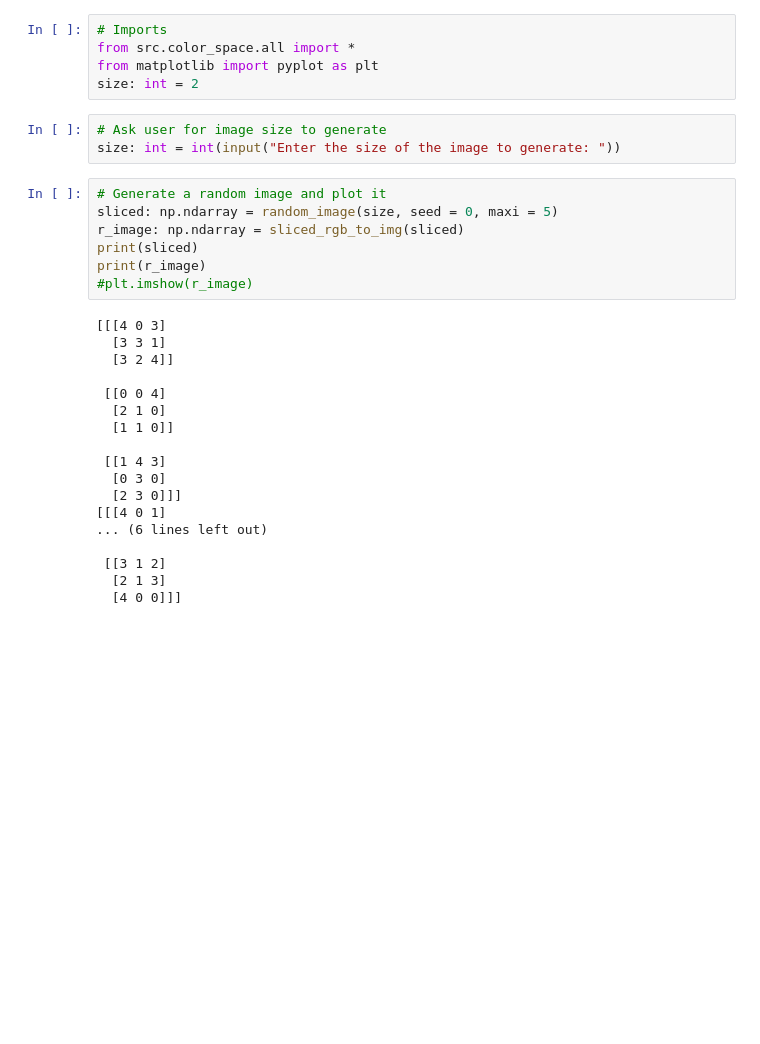
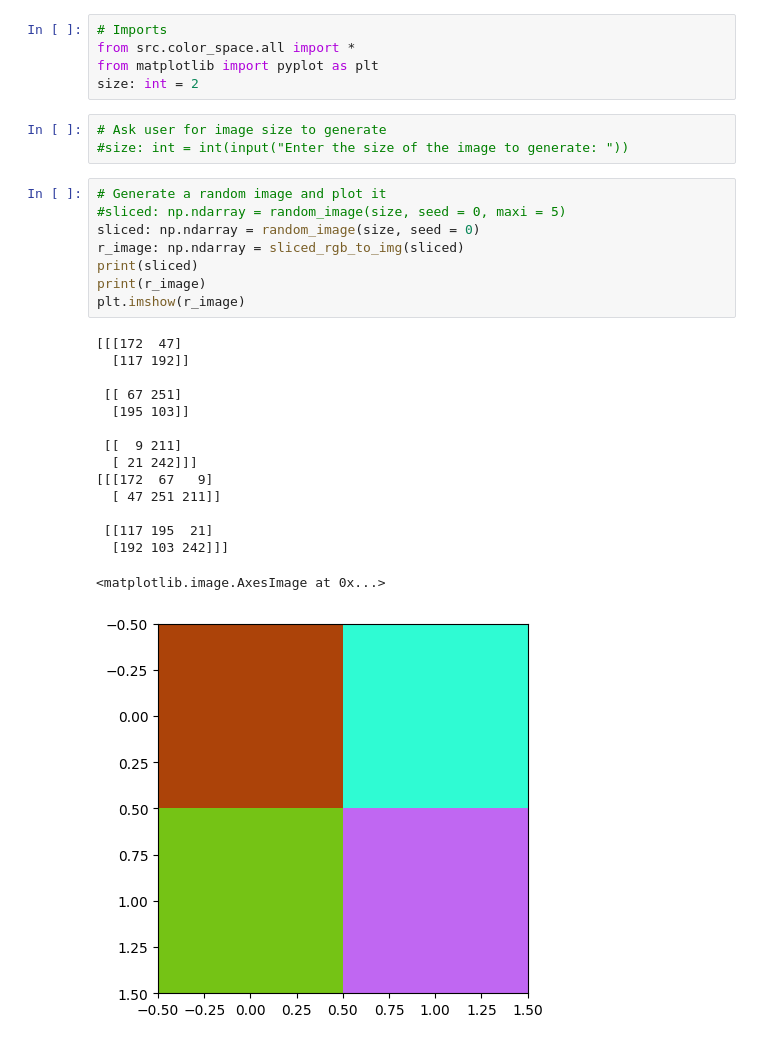
Before and after one commit to Stoupy51/INFO0911_ImageAnalysis, a Jupyter notebook: _test_color_space.ipynb, the cells around one changed output. Saved outputs shown, nothing was run; the diff lists cells and outputs as text; blank space fills up the shorter version.

```diff
--- a/_test_color_space.ipynb
+++ b/_test_color_space.ipynb
@@ -5,32 +5,31 @@ from matplotlib import pyplot as plt
 size: int = 2
 # %%
 # Ask user for image size to generate
-size: int = int(input("Enter the size of the image to generate: "))
+#size: int = int(input("Enter the size of the image to generate: "))
 # %%
 # Generate a random image and plot it
-sliced: np.ndarray = random_image(size, seed = 0, maxi = 5)
+#sliced: np.ndarray = random_image(size, seed = 0, maxi = 5)
+sliced: np.ndarray = random_image(size, seed = 0)
 r_image: np.ndarray = sliced_rgb_to_img(sliced)
 print(sliced)
 print(r_image)
-#plt.imshow(r_image)
+plt.imshow(r_image)
 # %% [output]
-[[[4 0 3]
-  [3 3 1]
-  [3 2 4]]
+[[[172  47]
+  [117 192]]
 
- [[0 0 4]
-  [2 1 0]
-  [1 1 0]]
+ [[ 67 251]
+  [195 103]]
 
- [[1 4 3]
-  [0 3 0]
-  [2 3 0]]]
-[[[4 0 1]
-... (6 lines left out)
+ [[  9 211]
+  [ 21 242]]]
+[[[172  67   9]
+  [ 47 251 211]]
 
- [[3 1 2]
-  [2 1 3]
-  [4 0 0]]]
+ [[117 195  21]
+  [192 103 242]]]
+<matplotlib.image.AxesImage at 0x...>
+[figure, added]
 # %%
 # Niveaux de gris
 converters = [rgb_to_grayscale_average, rgb_to_grayscale_norm709, rgb_to_grayscale_norm601]
```
Also changed, not shown: parts of 2 cells of this notebook, 1 other file.
